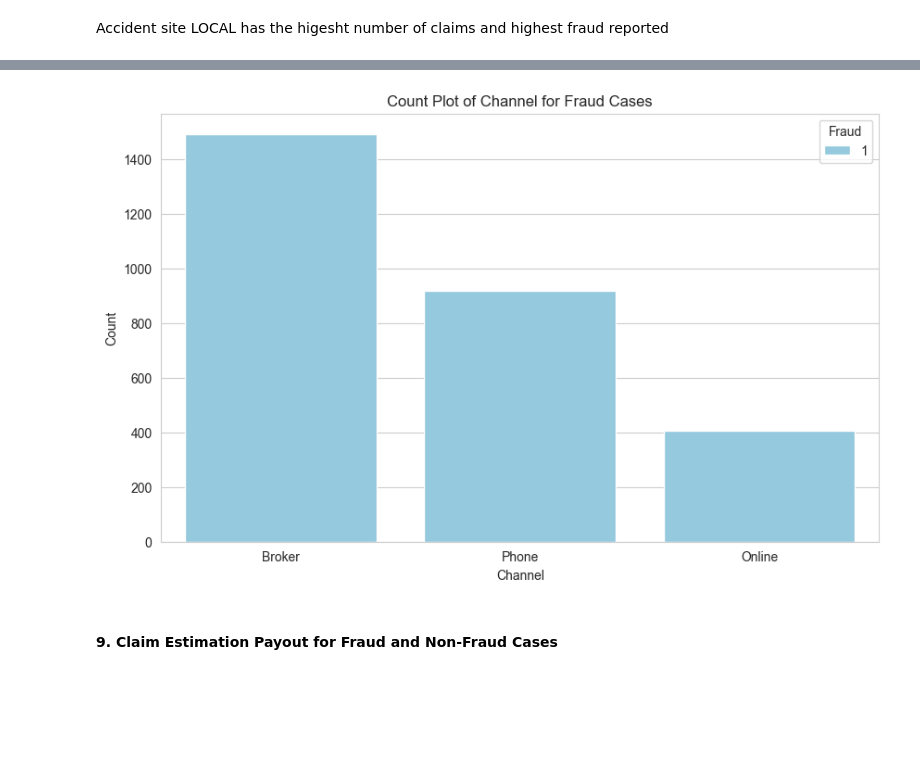
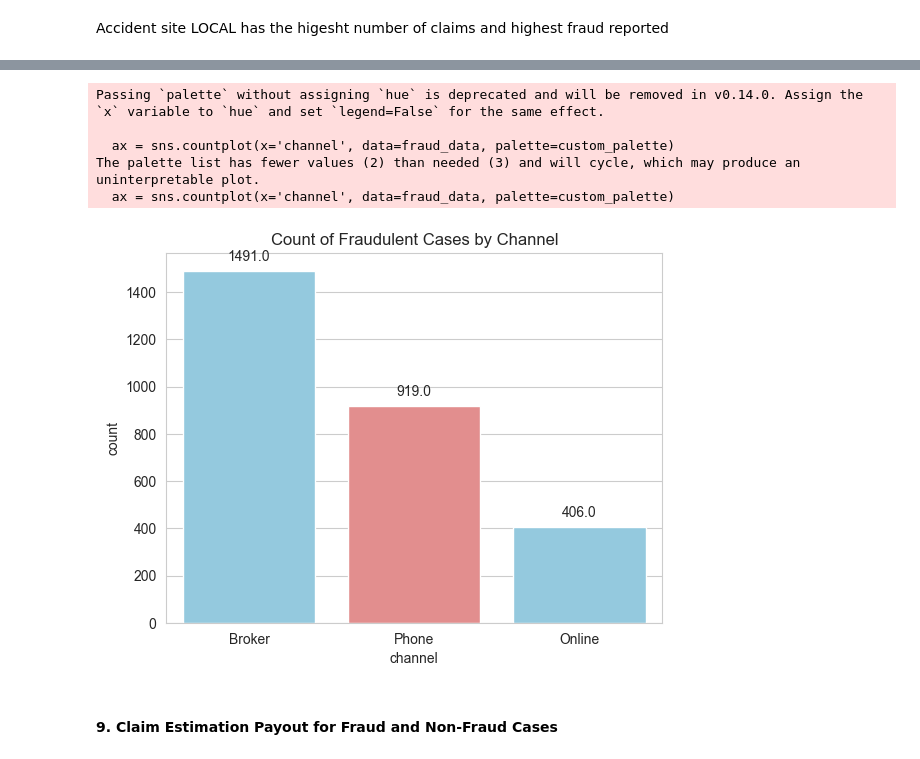
Before and after one commit to Nirmal0009/Dissertation, a Jupyter notebook: ML.ipynb, the cells around one changed output, grey strips where cells are left out. Saved outputs shown, nothing was run; the diff lists cells and outputs as text; code cells hidden in the pictures; blank space fills up the shorter version.

```diff
--- a/ML.ipynb
+++ b/ML.ipynb
@@ -190,7 +180,7 @@ columns_of_interest = ["gender", "marital_status", "high_education_ind", "addres
 
 for col2 in columns_of_interest:
     sns.set_style('whitegrid')
-    plt.figure(figsize=(8, 5))  # Adjust the figure size as needed
+    plt.figure(figsize=(6, 3))  # Adjust the figure size as needed
 
     # Create count plot
     ax = sns.countplot(x=col2, hue='fraud', data=df)
@@ -253,6 +241,22 @@ plt.show()
 # %% [output]
 [figure]
 # %%
+
 custom_palette = ['skyblue', 'lightcoral']
-sns.countplot(x='accident_site', hue='fraud', data=df, palette=custom_palette)
+
+# Filter the DataFrame to include only rows where fraud is 1 (assuming fraud is binary)
+fraud_data = df[df['fraud'] == 1]
+
+# Create a count plot for 'accident_site' with the filtered fraud data and custom palette
+ax = sns.countplot(x='accident_site', data=fraud_data, palette=custom_palette)
+
+# Set a title for the plot
+ax.set_title('Count of Fraudulent Cases by Accident Site')
+
+# Add data labels on top of each bar
+for p in ax.patches:
+    ax.annotate(f'{p.get_height()}', (p.get_x() + p.get_width() / 2., p.get_height()), ha='center', va='center', xytext=(0, 10), textcoords='offset points')
+
+# Show the plot
+plt.show()
 # %% [output]
@@ -263,20 +273,33 @@ Accident site LOCAL has the higesht number of claims and highest fraud reported
 # %%
-# custom_palette = ['skyblue', 'lightcoral']
-# sns.countplot(x='channel', hue='fraud', data=df, palette=custom_palette)
+channel_colors = {
+    'Online': 'skyblue',
+    'Agent': 'lightcoral',
+    'Branch': 'gold',
+    # Add more colors for additional channels if needed
+}
 
-# Custom palette for fraud cases
-custom_palette = ['skyblue', 'lightcoral']
+# Filter the DataFrame to include only rows where fraud is 1 (assuming fraud is binary)
+fraud_data = df[df['fraud'] == 1]
 
-# Count plot for 'channel' and 'fraud' using the custom palette
-plt.figure(figsize=(10, 6))
-sns.countplot(x='channel', hue='fraud', data=df[df['fraud'] == 1], palette=custom_palette)
-plt.title('Count Plot of Channel for Fraud Cases')
-plt.xlabel('Channel')
-plt.ylabel('Count')
-plt.legend(title='Fraud', loc='upper right')
+# Create a count plot for 'accident_site' with the filtered fraud data and custom palette
+ax = sns.countplot(x='channel', data=fraud_data, palette=custom_palette)
+
+# Set a title for the plot
+ax.set_title('Count of Fraudulent Cases by Channel')
+
+# Add data labels on top of each bar
+for p in ax.patches:
+    ax.annotate(f'{p.get_height()}', (p.get_x() + p.get_width() / 2., p.get_height()), ha='center', va='center', xytext=(0, 10), textcoords='offset points')
+
+# Show the plot
 plt.show()
 # %% [output]
+Passing `palette` without assigning `hue` is deprecated and will be removed in v0.14.0. Assign the `x` variable to `hue` and set `legend=False` for the same effect.
+
+  ax = sns.countplot(x='channel', data=fraud_data, palette=custom_palette)
+The palette list has fewer values (2) than needed (3) and will cycle, which may produce an uninterpretable plot.
+  ax = sns.countplot(x='channel', data=fraud_data, palette=custom_palette)
-[figure, old version]
+[figure, new version]
 # %% [markdown]
 #### 9. Claim Estimation Payout for Fraud and Non-Fraud Cases
 # %%
```
Also changed, not shown: parts of 21 cells of this notebook.
